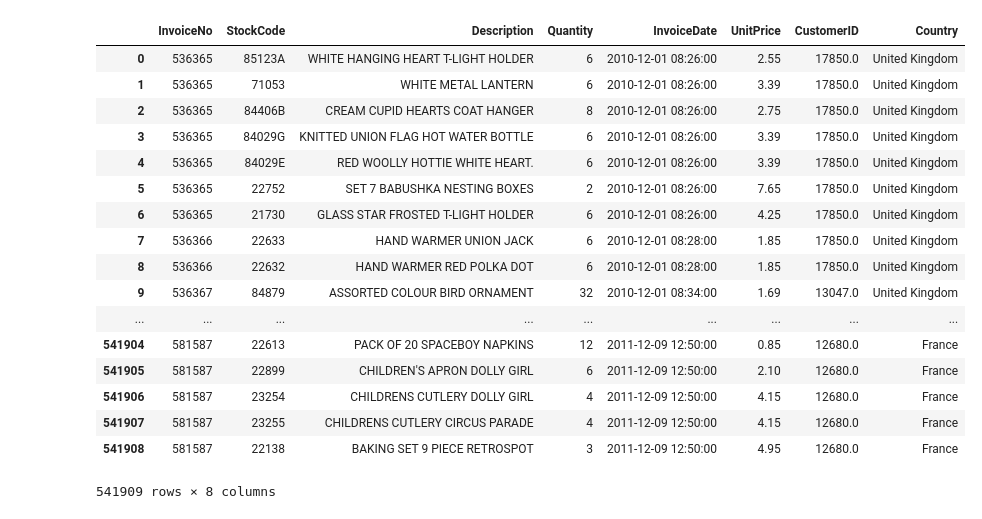
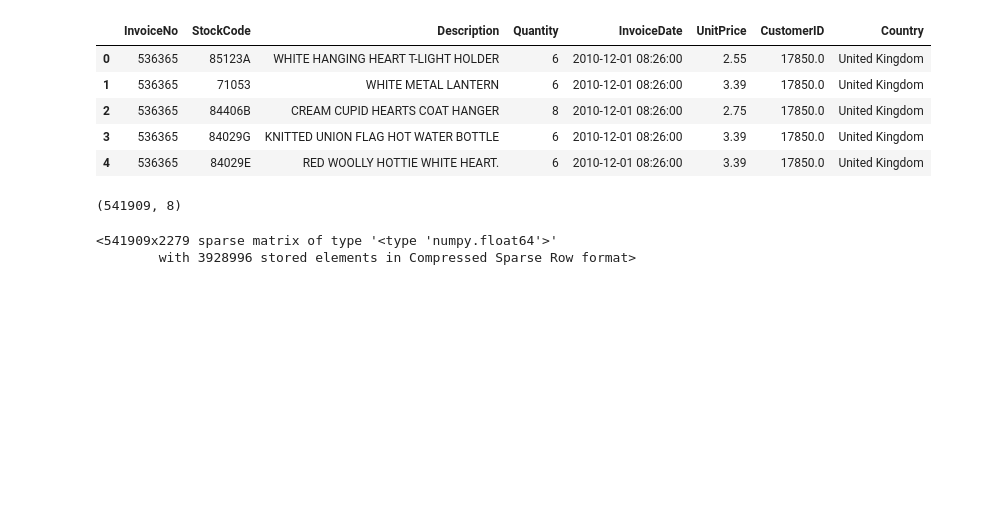
Before and after one commit to MarkjoyGU/Injury-Prediction, a Jupyter notebook: examples/bbengfort/retail/retail.ipynb, the cells around one changed output. Drawn from its saved outputs; the diff is of its cells as text; code cells hidden in the pictures; blank space fills up the shorter version.

```diff
--- a/examples/bbengfort/retail/retail.ipynb
+++ b/examples/bbengfort/retail/retail.ipynb
@@ -38,26 +38,18 @@ df = pd.read_excel(DATA)
 df.Description = df.Description.replace(np.nan,' ', regex=True)
 df.Description = df.Description.astype(unicode)
 # %%
-df
+df.head()
 # %% [output]
 |  | InvoiceNo | StockCode | Description | Quantity | InvoiceDate | UnitPrice | CustomerID | Country |
 | 0 | 536365 | 85123A | WHITE HANGING HEART T-LIGHT HOLDER | 6 | 2010-12-01 08:26:00 | 2.55 | 17850.0 | United Kingdom |
 | 1 | 536365 | 71053 | WHITE METAL LANTERN | 6 | 2010-12-01 08:26:00 | 3.39 | 17850.0 | United Kingdom |
 | 2 | 536365 | 84406B | CREAM CUPID HEARTS COAT HANGER | 8 | 2010-12-01 08:26:00 | 2.75 | 17850.0 | United Kingdom |
 | 3 | 536365 | 84029G | KNITTED UNION FLAG HOT WATER BOTTLE | 6 | 2010-12-01 08:26:00 | 3.39 | 17850.0 | United Kingdom |
 | 4 | 536365 | 84029E | RED WOOLLY HOTTIE WHITE HEART. | 6 | 2010-12-01 08:26:00 | 3.39 | 17850.0 | United Kingdom |
-| 5 | 536365 | 22752 | SET 7 BABUSHKA NESTING BOXES | 2 | 2010-12-01 08:26:00 | 7.65 | 17850.0 | United Kingdom |
-| 6 | 536365 | 21730 | GLASS STAR FROSTED T-LIGHT HOLDER | 6 | 2010-12-01 08:26:00 | 4.25 | 17850.0 | United Kingdom |
-| 7 | 536366 | 22633 | HAND WARMER UNION JACK | 6 | 2010-12-01 08:28:00 | 1.85 | 17850.0 | United Kingdom |
-| 8 | 536366 | 22632 | HAND WARMER RED POLKA DOT | 6 | 2010-12-01 08:28:00 | 1.85 | 17850.0 | United Kingdom |
-| 9 | 536367 | 84879 | ASSORTED COLOUR BIRD ORNAMENT | 32 | 2010-12-01 08:34:00 | 1.69 | 13047.0 | United Kingdom |
-| ... | ... | ... | ... | ... | ... | ... | ... | ... |
-| 541904 | 581587 | 22613 | PACK OF 20 SPACEBOY NAPKINS | 12 | 2011-12-09 12:50:00 | 0.85 | 12680.0 | France |
-| 541905 | 581587 | 22899 | CHILDREN'S APRON DOLLY GIRL | 6 | 2011-12-09 12:50:00 | 2.10 | 12680.0 | France |
-| 541906 | 581587 | 23254 | CHILDRENS CUTLERY DOLLY GIRL | 4 | 2011-12-09 12:50:00 | 4.15 | 12680.0 | France |
-| 541907 | 581587 | 23255 | CHILDRENS CUTLERY CIRCUS PARADE | 4 | 2011-12-09 12:50:00 | 4.15 | 12680.0 | France |
-| 541908 | 581587 | 22138 | BAKING SET 9 PIECE RETROSPOT | 3 | 2011-12-09 12:50:00 | 4.95 | 12680.0 | France |
-541909 rows × 8 columns
+# %%
+df.shape
+# %% [output]
+(541909, 8)
 # %%
 from sklearn.base import BaseEstimator, TransformerMixin
 
@@ -162,6 +154,11 @@ model = Pipeline([
 ])
 
 model = model.fit(df)
+# %%
+data
+# %% [output]
+<541909x2279 sparse matrix of type '<type 'numpy.float64'>'
+        with 3928996 stored elements in Compressed Sparse Row format>
 # %%
 import pickle
 
```
Also changed, not shown: parts of 2 cells of this notebook, 8 other files.
